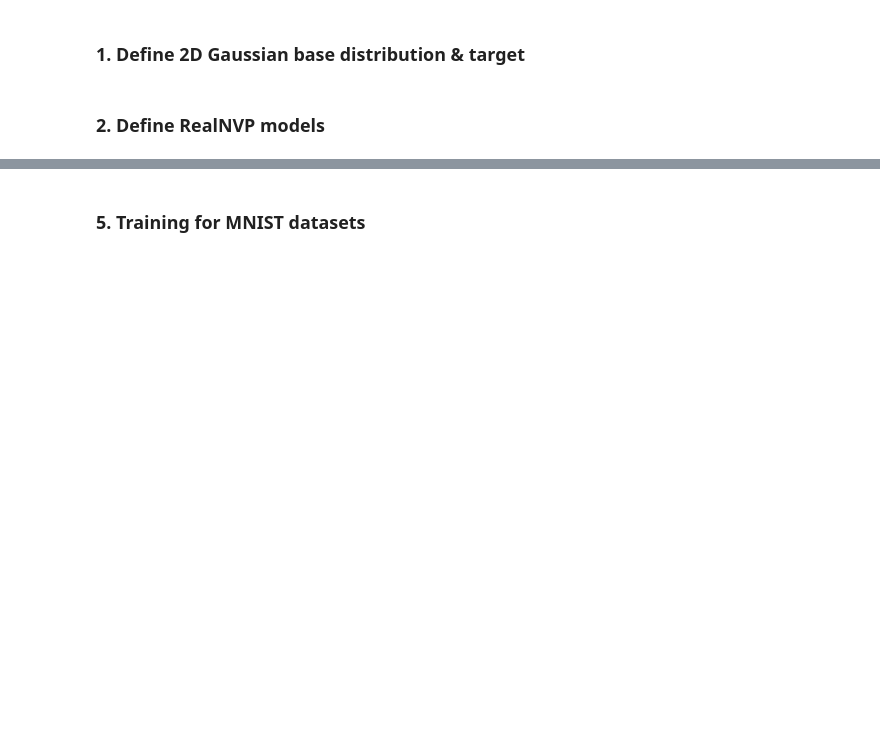
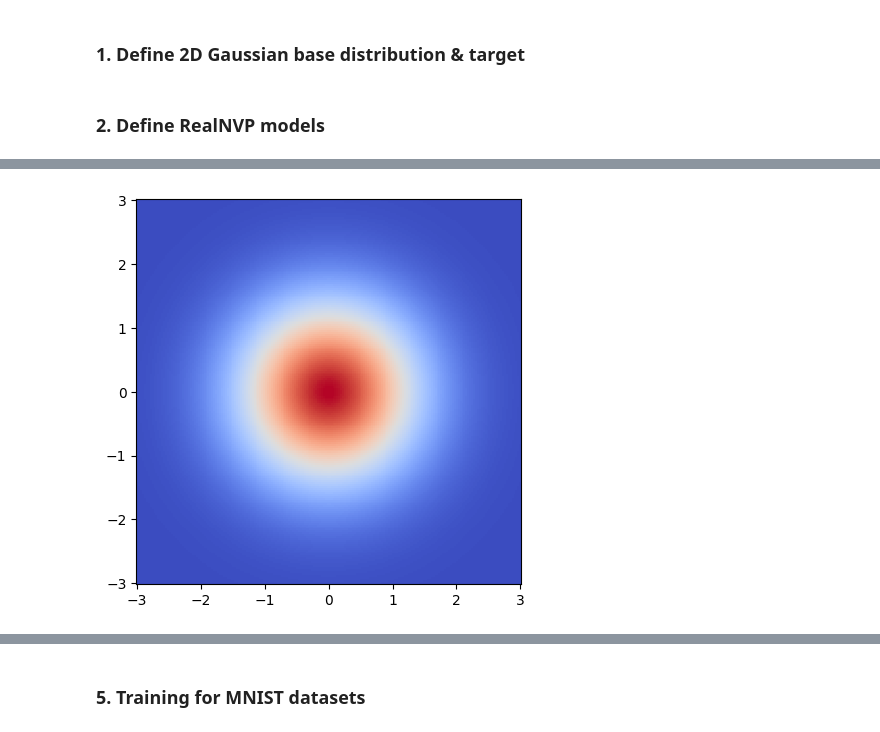
Before and after one commit to Grivv/cvae_implementation_practice, a Jupyter notebook: tests.ipynb, the cells around one changed output, grey strips where cells are left out. Drawn from its saved outputs; the diff is of its cells as text; code cells hidden in the pictures; blank space fills up the shorter version.

```diff
--- a/tests.ipynb
+++ b/tests.ipynb
@@ -409,0 +470,29 @@ class MLP(nn.Module):
+# %%
+# Define list of flows
+num_layers = 32
+flows = []
+for i in range(num_layers):
+    # Neural network with two hidden layers having 64 units each
+    # Last layer is initialized by zeros making training more stable
+    param_map = MLP([1, 64, 64, 2], init_zeros=True)
+    # Add flow layer
+    flows.append(AffineCouplingBlock(param_map))
+    # Swap dimensions
+    flows.append(Permute(2))
+
+# Construct flow model
+model = NormalizingFlow(base, flows)
+model = model.to(device)
+# %%
+# Plot initial flow distribution
+model.eval()
+log_prob = model.log_prob(zz).to('cpu').view(*xx.shape)
+prob = torch.exp(log_prob)
+prob[torch.isnan(prob)] = 0
+
+plt.figure(figsize=(5, 5))
+plt.pcolormesh(xx, yy, prob.data.numpy(), cmap='coolwarm')
+plt.gca().set_aspect('equal', 'box')
+plt.show()
+# %% [output]
+[figure, added]
```
Also changed, not shown: parts of 16 cells of this notebook, 1 other file.
